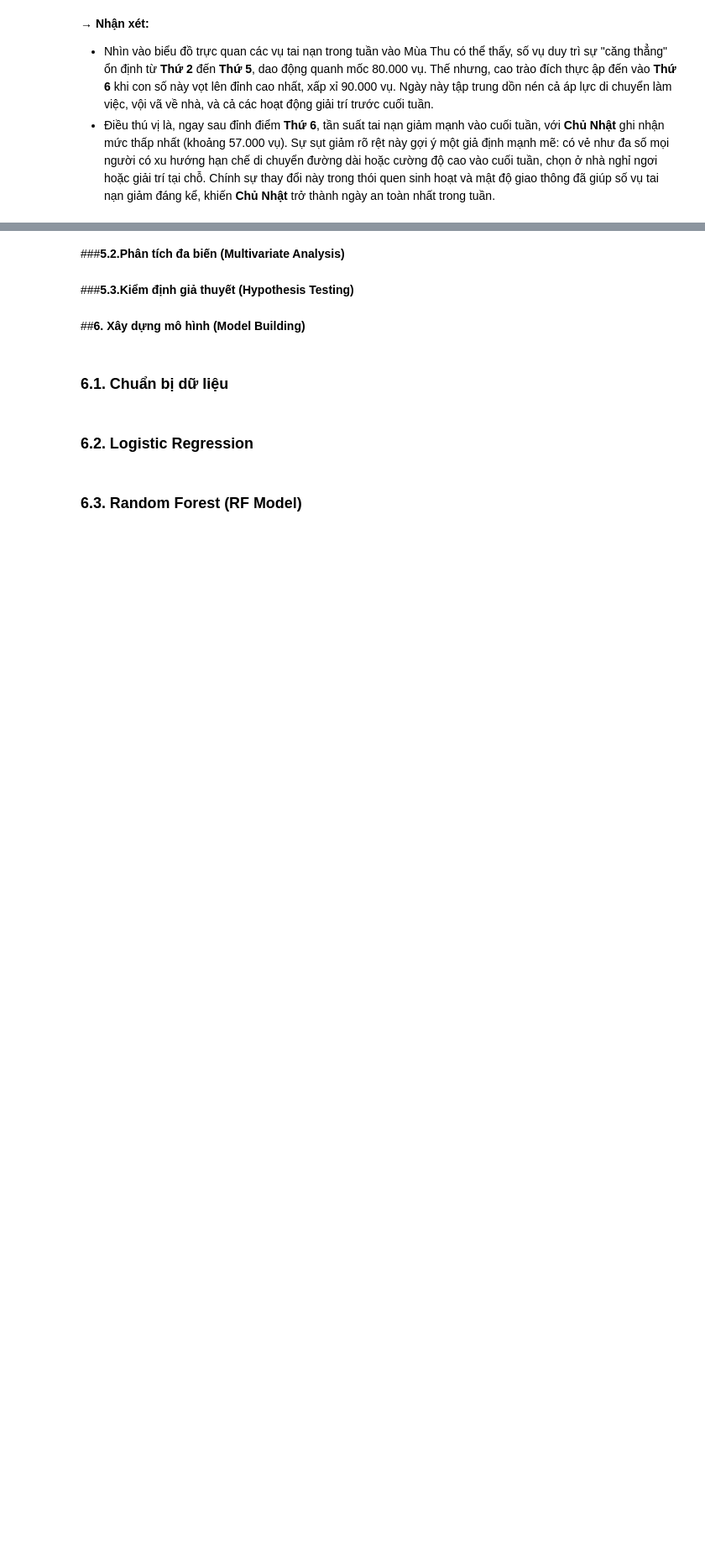
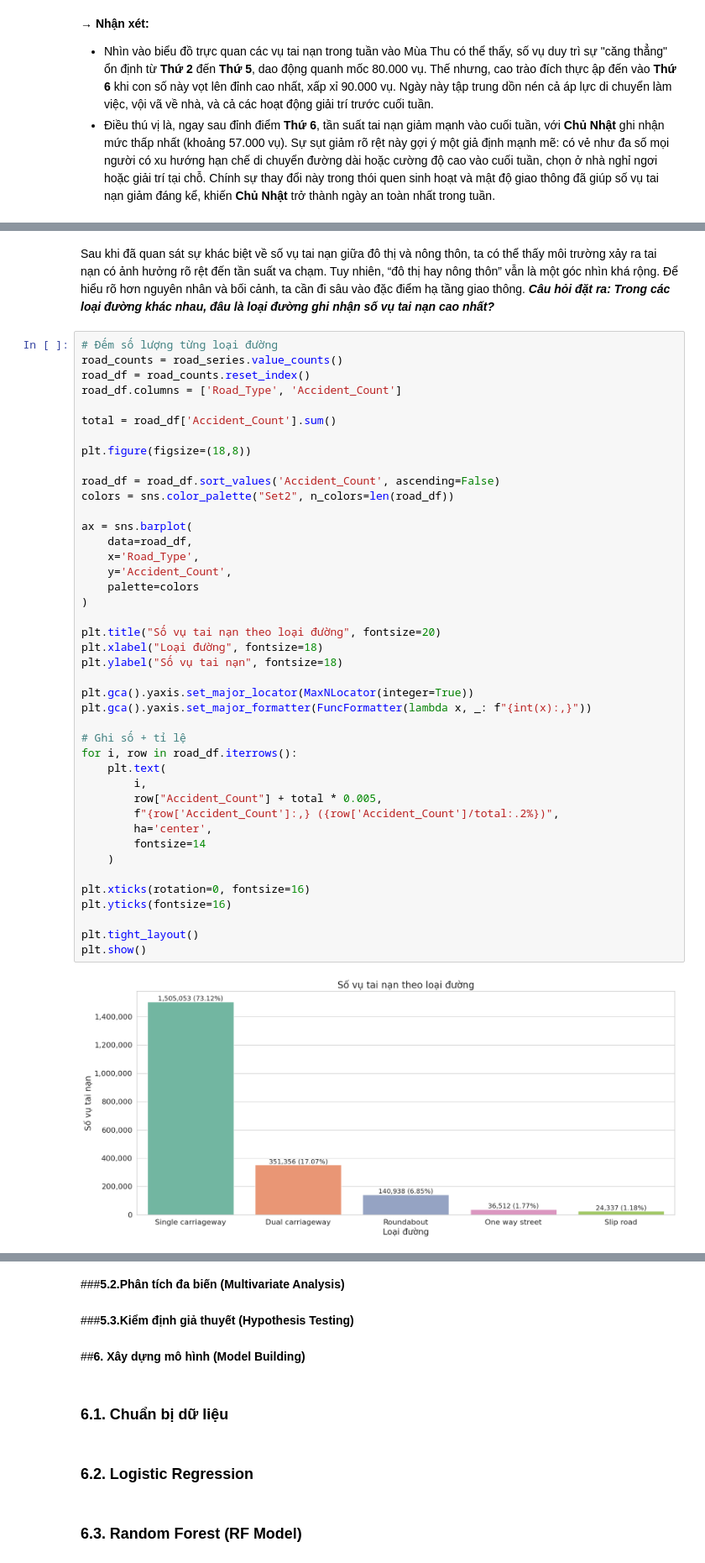
Before and after one commit to mihhwiNick/DA_project, a Jupyter notebook: UK_Road_Traffic_Accident_DA.ipynb, the cells around one changed output, grey strips where cells are left out. Shown at 84% size. Drawn from its saved outputs; the diff is of its cells as text; blank space fills up the shorter version.

```diff
--- a/UK_Road_Traffic_Accident_DA.ipynb
+++ b/UK_Road_Traffic_Accident_DA.ipynb
@@ -1199,0 +1291,46 @@ plt.show()
+# %% [markdown]
+Sau khi đã quan sát sự khác biệt về số vụ tai nạn giữa đô thị và nông thôn, ta có thể thấy môi trường xảy ra tai nạn có ảnh hưởng rõ rệt đến tần suất va chạm. Tuy nhiên, “đô thị hay nông thôn” vẫn là một góc nhìn khá rộng. Để hiểu rõ hơn nguyên nhân và bối cảnh, ta cần đi sâu vào đặc điểm hạ tầng giao thông. ***Câu hỏi đặt ra: Trong các loại đường khác nhau, đâu là loại đường ghi nhận số vụ tai nạn cao nhất?***
+# %%
+# Đếm số lượng từng loại đường
+road_counts = road_series.value_counts()
+road_df = road_counts.reset_index()
+road_df.columns = ['Road_Type', 'Accident_Count']
+
+total = road_df['Accident_Count'].sum()
+
+plt.figure(figsize=(18,8))
+
+road_df = road_df.sort_values('Accident_Count', ascending=False)
+colors = sns.color_palette("Set2", n_colors=len(road_df))
+
+ax = sns.barplot(
+    data=road_df,
+    x='Road_Type',
+    y='Accident_Count',
+    palette=colors
+)
+
+plt.title("Số vụ tai nạn theo loại đường", fontsize=20)
+plt.xlabel("Loại đường", fontsize=18)
+plt.ylabel("Số vụ tai nạn", fontsize=18)
+
+plt.gca().yaxis.set_major_locator(MaxNLocator(integer=True))
+plt.gca().yaxis.set_major_formatter(FuncFormatter(lambda x, _: f"{int(x):,}"))
+
+# Ghi số + tỉ lệ
+for i, row in road_df.iterrows():
+    plt.text(
+        i,
+        row["Accident_Count"] + total * 0.005,
+        f"{row['Accident_Count']:,} ({row['Accident_Count']/total:.2%})",
+        ha='center',
+        fontsize=14
+    )
+
+plt.xticks(rotation=0, fontsize=16)
+plt.yticks(fontsize=16)
+
+plt.tight_layout()
+plt.show()
+# %% [output]
+[figure, added]
```
Also changed, not shown: parts of 19 cells of this notebook.
